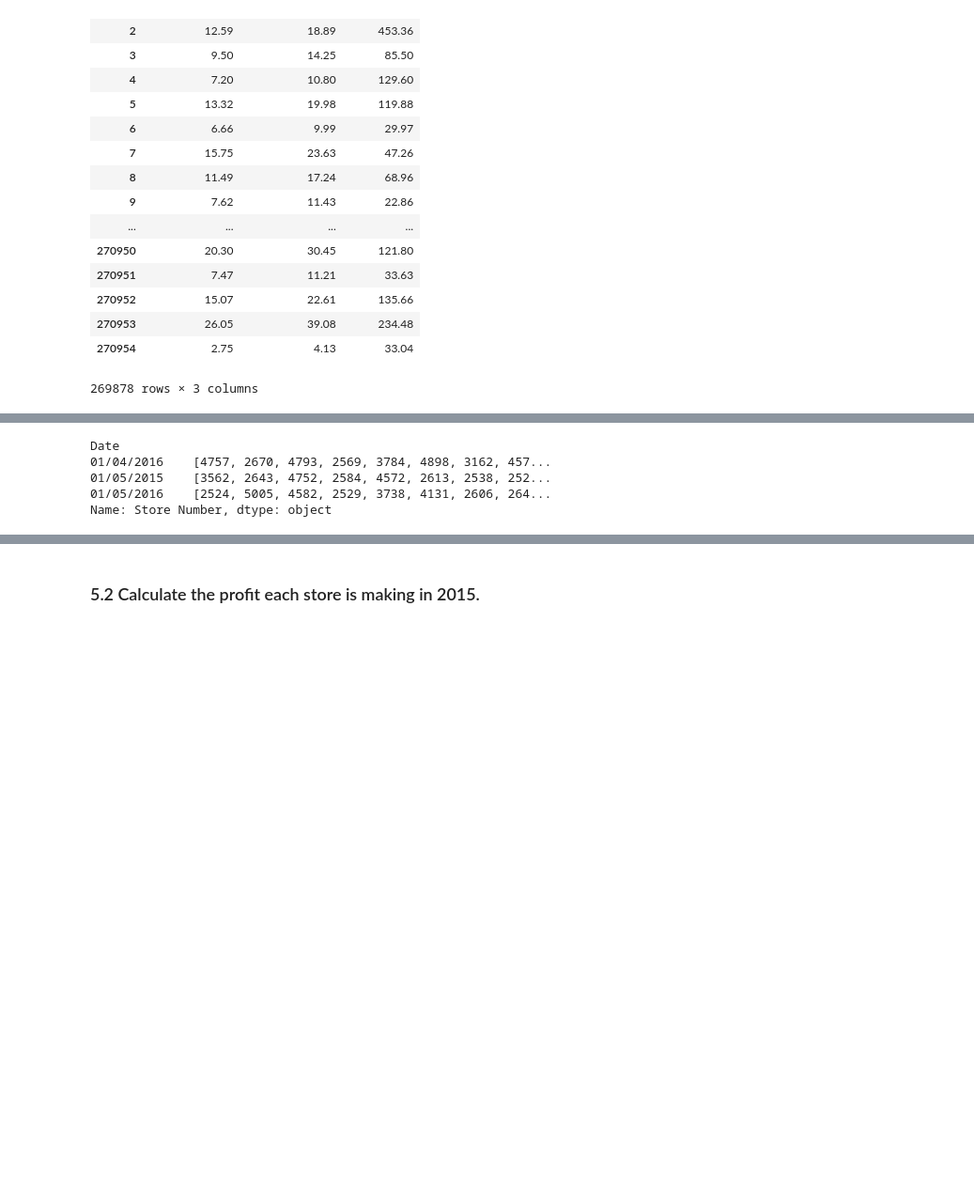
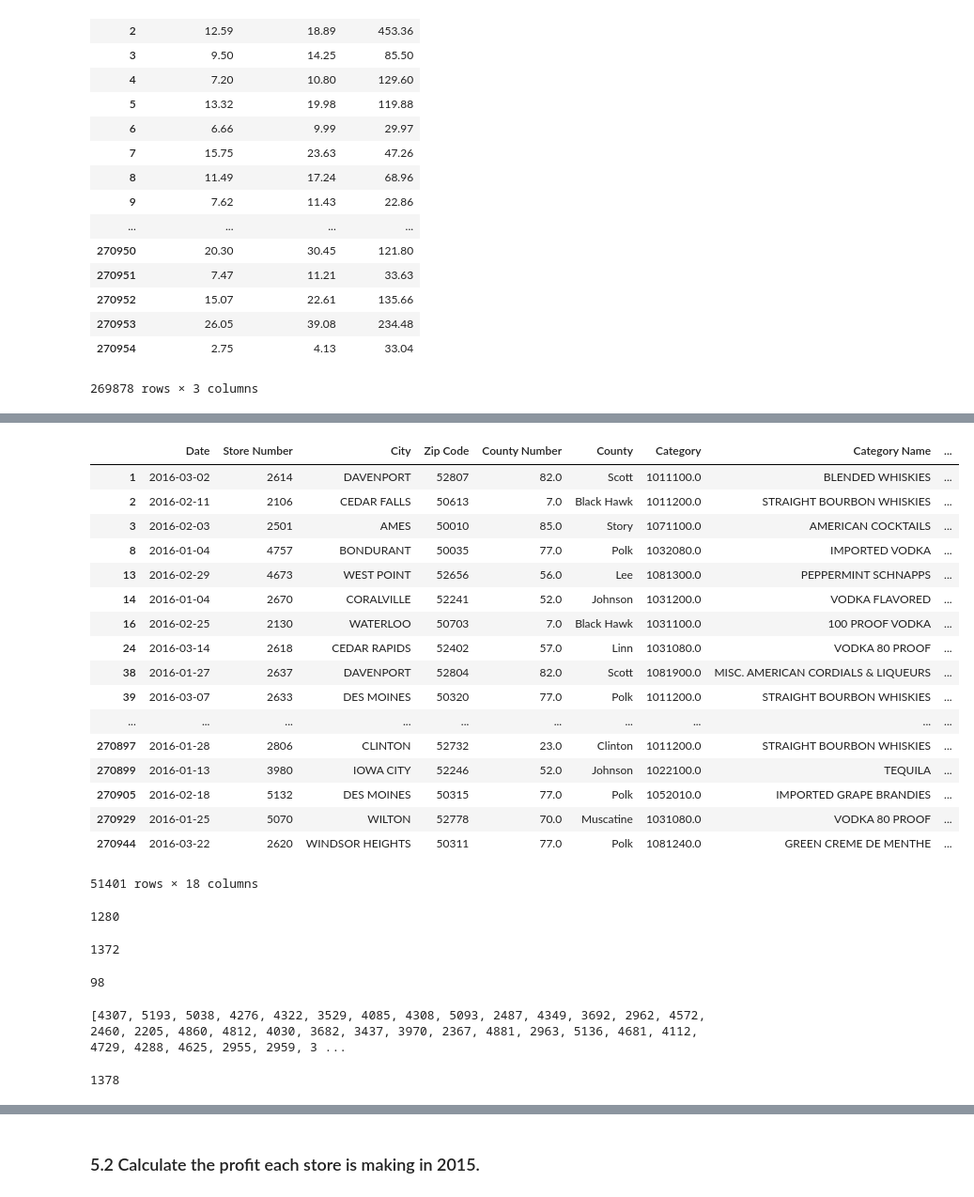
Before and after one commit to chowchowkelly/ga-dsi, a Jupyter notebook: project-02-iowa.ipynb, the cells around one changed output, grey strips where cells are left out. Shown: that part at 94% size. Drawn from its saved outputs; the diff is of its cells as text; code cells hidden in the pictures; blank space fills up the shorter version.

```diff
--- a/project-02-iowa.ipynb
+++ b/project-02-iowa.ipynb
@@ -385,4 +385,4 @@ simple_iowa.loc[:, 'Sale (Dollars)'] = simple_iowa.loc[:, 'Sale (Dollars)'].appl
 from datetime import datetime
 #simple_iowa['Date'].to_datetime()
 
-simple_iowa['Date'].apply(lambda x: datetime.strptime(x, '%m/%d/%Y'))
+simple_iowa.loc[:,'Date'] = simple_iowa['Date'].apply(lambda x: datetime.strptime(x, '%m/%d/%Y'))
@@ -432,3 +434,13 @@ It is up to you how you want to deal with this problem.
 # %%
 #investigate stores that have closed in 2015 by looking at stores that don't have data in 2016
 #df.['what I want to know'].groupby(['var_1', 'var_2', ..........]).what_metric_I_want( )
+#mask = (simple_iowa['Date'].year == 2016) & ()
+start = pd.datetime(2016, 1, 1)
+end = pd.datetime(2016, 12, 31)
+store2016 = simple_iowa[(simple_iowa['Date'] >= start) & (simple_iowa['Date'] <= end)]
+
+start2 = pd.datetime(2015, 1, 1)
+end2 = pd.datetime(2015, 12, 31)
+store2015 = simple_iowa[(simple_iowa['Date'] >= start2) & (simple_iowa['Date'] <= end2)]
+
+#pd.date_range(start=pd.datetime(2000, 1, 1), periods=4, freq='A')
@@ -437,8 +446,0 @@ date_to_store = simple_iowa.groupby('Date')['Store Number'].unique()
-# %%
-date_to_store.head(3)
-# %% [output]
-Date
-01/04/2016    [4757, 2670, 4793, 2569, 3784, 4898, 3162, 457...
-01/05/2015    [3562, 2643, 4752, 2584, 4572, 2613, 2538, 252...
-01/05/2016    [2524, 5005, 4582, 2529, 3738, 4131, 2606, 264...
-Name: Store Number, dtype: object
@@ -448,0 +447,49 @@ sorted_date = simple_iowa['Date'].sort_values()
+# %%
+store2016
+# %% [output]
+|  | Date | Store Number | City | Zip Code | County Number | County | Category | Category Name | ... |
+| 1 | 2016-03-02 | 2614 | DAVENPORT | 52807 | 82.0 | Scott | 1011100.0 | BLENDED WHISKIES | ... |
+| 2 | 2016-02-11 | 2106 | CEDAR FALLS | 50613 | 7.0 | Black Hawk | 1011200.0 | STRAIGHT BOURBON WHISKIES | ... |
+| 3 | 2016-02-03 | 2501 | AMES | 50010 | 85.0 | Story | 1071100.0 | AMERICAN COCKTAILS | ... |
+| 8 | 2016-01-04 | 4757 | BONDURANT | 50035 | 77.0 | Polk | 1032080.0 | IMPORTED VODKA | ... |
+| 13 | 2016-02-29 | 4673 | WEST POINT | 52656 | 56.0 | Lee | 1081300.0 | PEPPERMINT SCHNAPPS | ... |
+| 14 | 2016-01-04 | 2670 | CORALVILLE | 52241 | 52.0 | Johnson | 1031200.0 | VODKA FLAVORED | ... |
+| 16 | 2016-02-25 | 2130 | WATERLOO | 50703 | 7.0 | Black Hawk | 1031100.0 | 100 PROOF VODKA | ... |
+| 24 | 2016-03-14 | 2618 | CEDAR RAPIDS | 52402 | 57.0 | Linn | 1031080.0 | VODKA 80 PROOF | ... |
+| 38 | 2016-01-27 | 2637 | DAVENPORT | 52804 | 82.0 | Scott | 1081900.0 | MISC. AMERICAN CORDIALS & LIQUEURS | ... |
+| 39 | 2016-03-07 | 2633 | DES MOINES | 50320 | 77.0 | Polk | 1011200.0 | STRAIGHT BOURBON WHISKIES | ... |
+| ... | ... | ... | ... | ... | ... | ... | ... | ... | ... |
+| 270897 | 2016-01-28 | 2806 | CLINTON | 52732 | 23.0 | Clinton | 1011200.0 | STRAIGHT BOURBON WHISKIES | ... |
+| 270899 | 2016-01-13 | 3980 | IOWA CITY | 52246 | 52.0 | Johnson | 1022100.0 | TEQUILA | ... |
+| 270905 | 2016-02-18 | 5132 | DES MOINES | 50315 | 77.0 | Polk | 1052010.0 | IMPORTED GRAPE BRANDIES | ... |
+| 270929 | 2016-01-25 | 5070 | WILTON | 52778 | 70.0 | Muscatine | 1031080.0 | VODKA 80 PROOF | ... |
+| 270944 | 2016-03-22 | 2620 | WINDSOR HEIGHTS | 50311 | 77.0 | Polk | 1081240.0 | GREEN CREME DE MENTHE | ... |
+51401 rows × 18 columns
+# %%
+operate_16 = store2016['Store Number'].unique() #is a list of store numbers
+len(operate_16)
+#in 2016, there are 1280 unique stores that are operating
+# %% [output]
+1280
+# %%
+operate_15 = store2015['Store Number'].unique()
+len(operate_15)
+#in 2015, there are 1372 stores operating
+# %% [output]
+1372
+# %%
+#looking for stores that are around in 2015 but not anymore in 2016
+closing_stores = [i for i in operate_15 if i not in operate_16]
+len(closing_stores) #98 stores have closed in 2015, and I'm guess there have been 6 new stores opened in 2015
+# %% [output]
+98
+# %%
+print closing_stores
+# %% [output]
+[4307, 5193, 5038, 4276, 4322, 3529, 4085, 4308, 5093, 2487, 4349, 3692, 2962, 4572, 2460, 2205, 4860, 4812, 4030, 3682, 3437, 3970, 2367, 4881, 2963, 5136, 4681, 4112, 4729, 4288, 4625, 2955, 2959, 3 ...
+# %%
+len(simple_iowa['Store Number'].unique())
+#98 is about 7% of the entire store population. It might affect our ability to predict how much tax should change if we
+#included them into analysis,so we're going to drop them.
+# %% [output]
+1378
```
Also changed, not shown: parts of 6 cells of this notebook.
